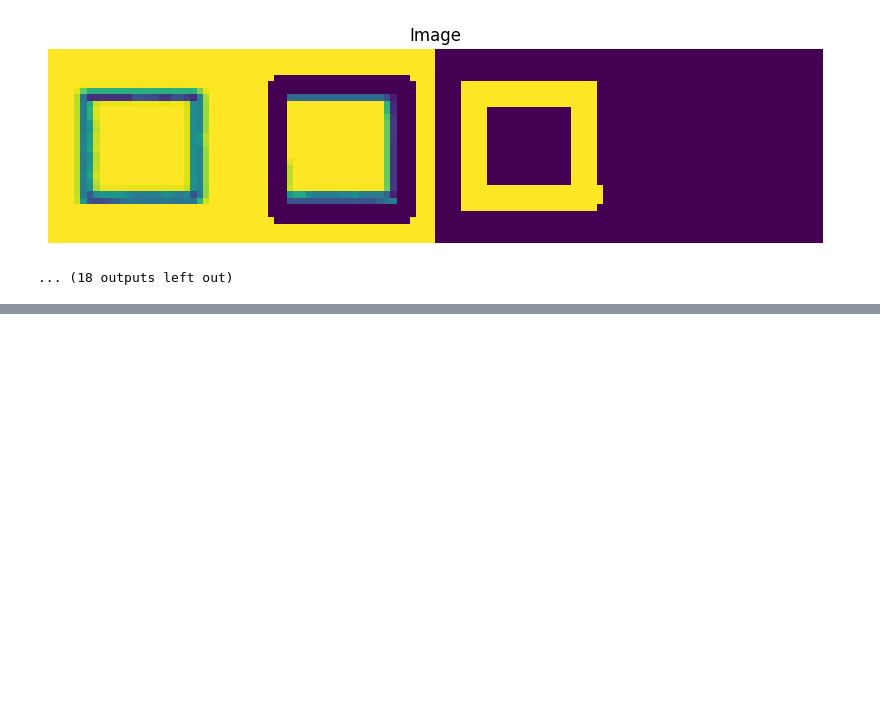
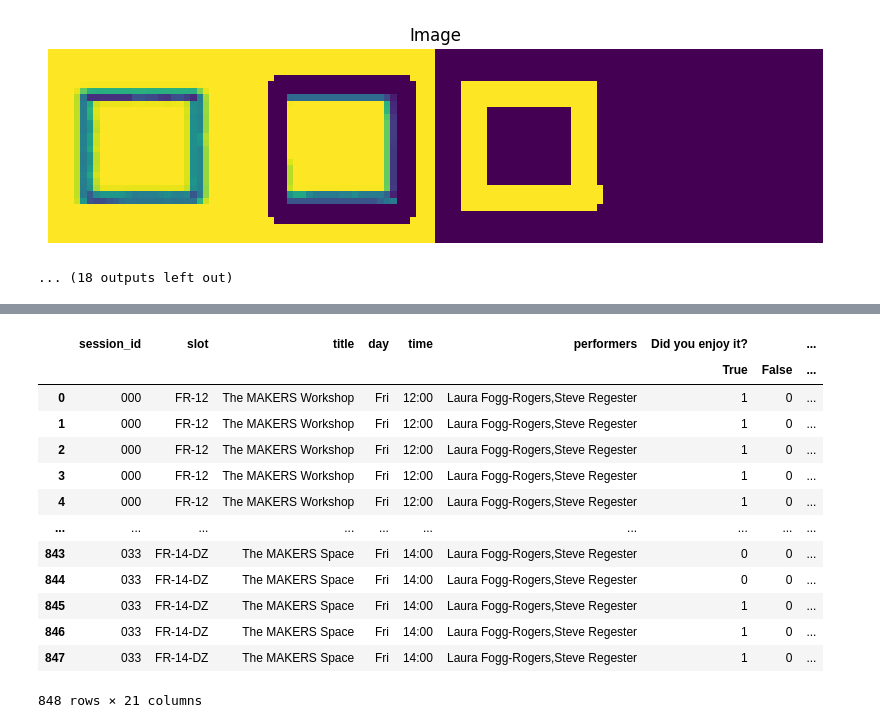
Before and after one commit to kws/womad-feedback, a Jupyter notebook: 50-extract.ipynb, the cells around one changed output, grey strips where cells are left out. Cells and saved outputs as stored; diff of their text form; code cells hidden in the pictures; blank space fills up the shorter version.

```diff
--- a/50-extract.ipynb
+++ b/50-extract.ipynb
@@ -112,10 +150,3 @@ for session_path in sorted(data_path.glob("0??")):
 033 007 []
 033 008 ['2024_q1_True', '2024_q2_True', '2024_q3_Just right', '2024_q4_6 - 10', '2024_q5_1 - 3', '2024_q6_True']
 033 009 ['2024_q1_True', '2024_q2_True', '2024_q3_Just right', '2024_q4_25 and over', '2024_q5_Over 4', '2024_q6_True']
-# %%
-id_string = "2024_q2_True"
-template_name, q, v = id_string.split("_")
-regions = extractor.defintions[int(template_name)]
-question = regions[q]
-boxes = {str(k): v for k, v in question['boxes'].items()}
-boxes[v]
@@ -123,0 +153,10 @@ boxes[v]
+# %%
+all_qs = []
+t = 2024
+for q, q_def in extractor.defintions[t].items():
+    question = q_def['question']
+    for b, b_def in q_def['boxes'].items():
+        id = f"{t}_{q}_{b}"
+        all_qs.append((id, question, b_def['answer']))
+
+all_qs
@@ -123,0 +181,62 @@ boxes[v]
+# %%
+all_data = []
+
+ticked_columns = {q[0]: 0 for q in all_qs}
+rename_columns = {
+    q[0]: (q[1], q[2]) for q in all_qs
+}
+
+
+for session_path in sorted(data_path.glob("0??")):
+    source_path = session_path / "50 - extract"
+    session_data = json.loads((source_path / "data.json").read_text())
+
+    event_data = session_data.get("event_data")
+    if event_data:
+        event_data = {
+            "session_id": session_path.name,
+            "slot": event_data["slot"],
+            "title": event_data.get("Events"),
+            "day": event_data.get("Day"),
+            "time": event_data.get("Time"),
+            "performers": event_data.get("Performer(s) (from Events)"),
+        }
+    else:
+        event_data = {
+            "session_id": session_path.name
+        }
+
+
+    for form in session_data['forms']:
+        ticked = ticked_columns.copy()
+        for v in form["ticked"]:
+            ticked[v] = 1
+
+        form_data = {
+            **event_data,
+            **ticked
+        }
+        all_data.append(form_data)
+
+
+all_data = pd.DataFrame(all_data)
+all_data.rename(columns=rename_columns, inplace=True)
+all_data.columns = pd.MultiIndex.from_tuples([(col, '') if not isinstance(col, tuple) else col for col in all_data.columns])
+
+
+all_data
+# %% [output]
+|  | session_id | slot | title | day | time | performers | Did you enjoy it? |  | ... |
+|  |  |  |  |  |  |  | True | False | ... |
+| 0 | 000 | FR-12 | The MAKERS Workshop | Fri | 12:00 | Laura Fogg-Rogers,Steve Regester | 1 | 0 | ... |
+| 1 | 000 | FR-12 | The MAKERS Workshop | Fri | 12:00 | Laura Fogg-Rogers,Steve Regester | 1 | 0 | ... |
+| 2 | 000 | FR-12 | The MAKERS Workshop | Fri | 12:00 | Laura Fogg-Rogers,Steve Regester | 1 | 0 | ... |
+| 3 | 000 | FR-12 | The MAKERS Workshop | Fri | 12:00 | Laura Fogg-Rogers,Steve Regester | 1 | 0 | ... |
+| 4 | 000 | FR-12 | The MAKERS Workshop | Fri | 12:00 | Laura Fogg-Rogers,Steve Regester | 1 | 0 | ... |
+| ... | ... | ... | ... | ... | ... | ... | ... | ... | ... |
+| 843 | 033 | FR-14-DZ | The MAKERS Space | Fri | 14:00 | Laura Fogg-Rogers,Steve Regester | 0 | 0 | ... |
+| 844 | 033 | FR-14-DZ | The MAKERS Space | Fri | 14:00 | Laura Fogg-Rogers,Steve Regester | 0 | 0 | ... |
+| 845 | 033 | FR-14-DZ | The MAKERS Space | Fri | 14:00 | Laura Fogg-Rogers,Steve Regester | 1 | 0 | ... |
+| 846 | 033 | FR-14-DZ | The MAKERS Space | Fri | 14:00 | Laura Fogg-Rogers,Steve Regester | 1 | 0 | ... |
+| 847 | 033 | FR-14-DZ | The MAKERS Space | Fri | 14:00 | Laura Fogg-Rogers,Steve Regester | 1 | 0 | ... |
+848 rows × 21 columns
```
Also changed, not shown: parts of 8 cells of this notebook, 1 other file.
